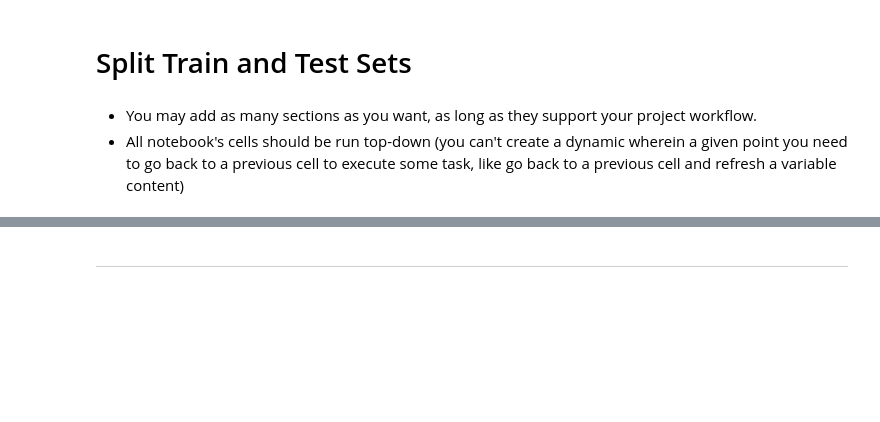
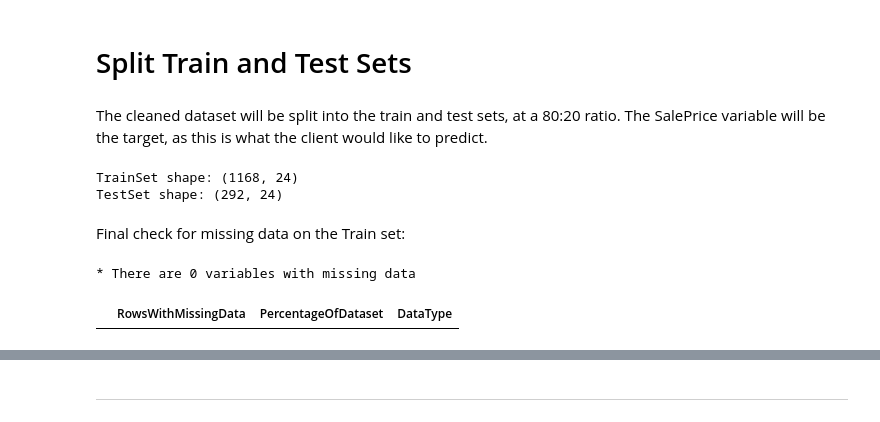
Before and after one commit to ChrisCherng/heritage-housing, a Jupyter notebook: jupyter_notebooks/03. DataCleaning.ipynb, the cells around one changed output, grey strips where cells are left out. Drawn from its saved outputs; the diff is of its cells as text; code cells hidden in the pictures; blank space fills up the shorter version.

```diff
--- a/jupyter_notebooks/03. DataCleaning.ipynb
+++ b/jupyter_notebooks/03. DataCleaning.ipynb
@@ -218,6 +341,27 @@ This function is applied to our raw and cleaned data sets as follows:
 ---
 # %% [markdown]
 # Split Train and Test Sets
-# %% [markdown]
-* You may add as many sections as you want, as long as they support your project workflow.
-* All notebook's cells should be run top-down (you can't create a dynamic wherein a given point you need to go back to a previous cell to execute some task, like go back to a previous cell and refresh a variable content)
+# %% [markdown]
+The cleaned dataset will be split into the train and test sets, at a 80:20 ratio. The SalePrice variable will be the target, as this is what the client would like to predict.
+# %%
+from sklearn.model_selection import train_test_split
+
+TrainSet, TestSet, _, __ = train_test_split(
+                                        df_imputed,
+                                        df_imputed['SalePrice'],
+                                        test_size=0.2,
+                                        random_state=0)
+
+print(f"TrainSet shape: {TrainSet.shape} \nTestSet shape: {TestSet.shape}")
+# %% [output]
+TrainSet shape: (1168, 24)
+TestSet shape: (292, 24)
+# %% [markdown]
+Final check for missing data on the Train set:
+# %%
+df_missing_data = EvaluateMissingData(TrainSet)
+print(f"* There are {df_missing_data.shape[0]} variables with missing data \n")
+df_missing_data
+# %% [output]
+* There are 0 variables with missing data
+|  | RowsWithMissingData | PercentageOfDataset | DataType |
```
Also changed, not shown: parts of 24 cells of this notebook, 3 other files.
